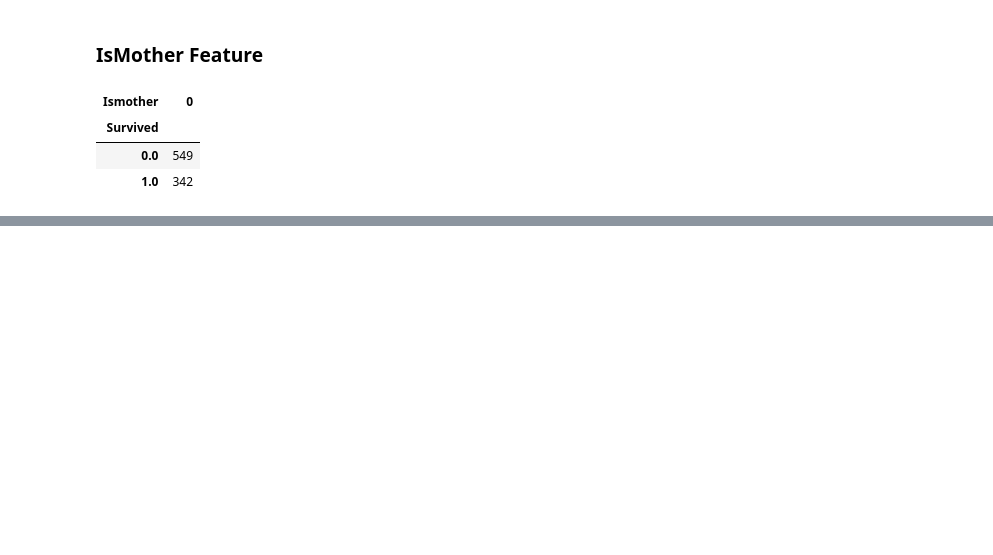
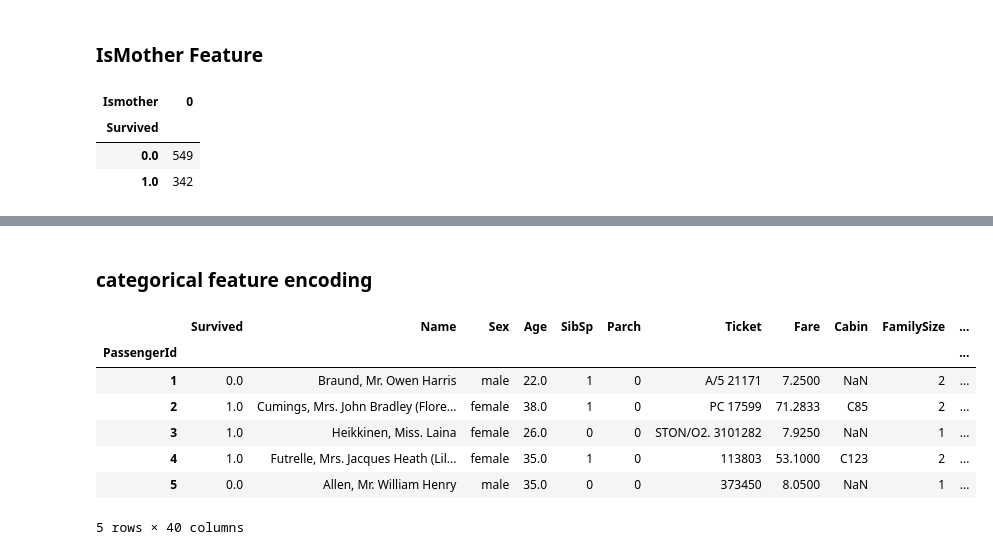
Before and after one commit to Emmanuelfoeh/Titanic-, a Jupyter notebook: notebooks/Titanic dataset.ipynb, the cells around one changed output, grey strips where cells are left out. Cells and saved outputs as stored; diff of their text form; code cells hidden in the pictures; blank space fills up the shorter version.

Commit message:
Fina state of the processed data

```diff
--- a/notebooks/Titanic dataset.ipynb
+++ b/notebooks/Titanic dataset.ipynb
@@ -859,0 +903,6 @@ pd.crosstab(df[df.Survived != -888].Survived, df[df.Survived != -888].Ismother)
+# %%
+df.loc[df.Cabin == 'T','Cabin'] = np.NaN
+# %%
+def get_deck(cabin):
+    return np.where(pd.notnull(cabin),str(cabin)[0].upper(),'Z')
+df['deck'] = df['Cabin'].map(lambda x : get_deck(x))
@@ -859,0 +964,17 @@ pd.crosstab(df[df.Survived != -888].Survived, df[df.Survived != -888].Ismother)
+# %% [markdown]
+### categorical feature encoding
+# %%
+df['ismale'] = np.where(df.Sex =='Male',1,0)
+# %%
+df = pd.get_dummies(df,columns = ['deck','Pclass','Title','Fare_bin','Embarked','AgeState'])
+# %%
+df.head()
+# %% [output]
+|  | Survived | Name | Sex | Age | SibSp | Parch | Ticket | Fare | Cabin | FamilySize | ... |
+| PassengerId |  |  |  |  |  |  |  |  |  |  | ... |
+| 1 | 0.0 | Braund, Mr. Owen Harris | male | 22.0 | 1 | 0 | A/5 21171 | 7.2500 | NaN | 2 | ... |
+| 2 | 1.0 | Cumings, Mrs. John Bradley (Flore... | female | 38.0 | 1 | 0 | PC 17599 | 71.2833 | C85 | 2 | ... |
+| 3 | 1.0 | Heikkinen, Miss. Laina | female | 26.0 | 0 | 0 | STON/O2. 3101282 | 7.9250 | NaN | 1 | ... |
+| 4 | 1.0 | Futrelle, Mrs. Jacques Heath (Lil... | female | 35.0 | 1 | 0 | 113803 | 53.1000 | C123 | 2 | ... |
+| 5 | 0.0 | Allen, Mr. William Henry | male | 35.0 | 0 | 0 | 373450 | 8.0500 | NaN | 1 | ... |
+5 rows × 40 columns
```
Also changed, not shown: parts of 32 cells of this notebook.
